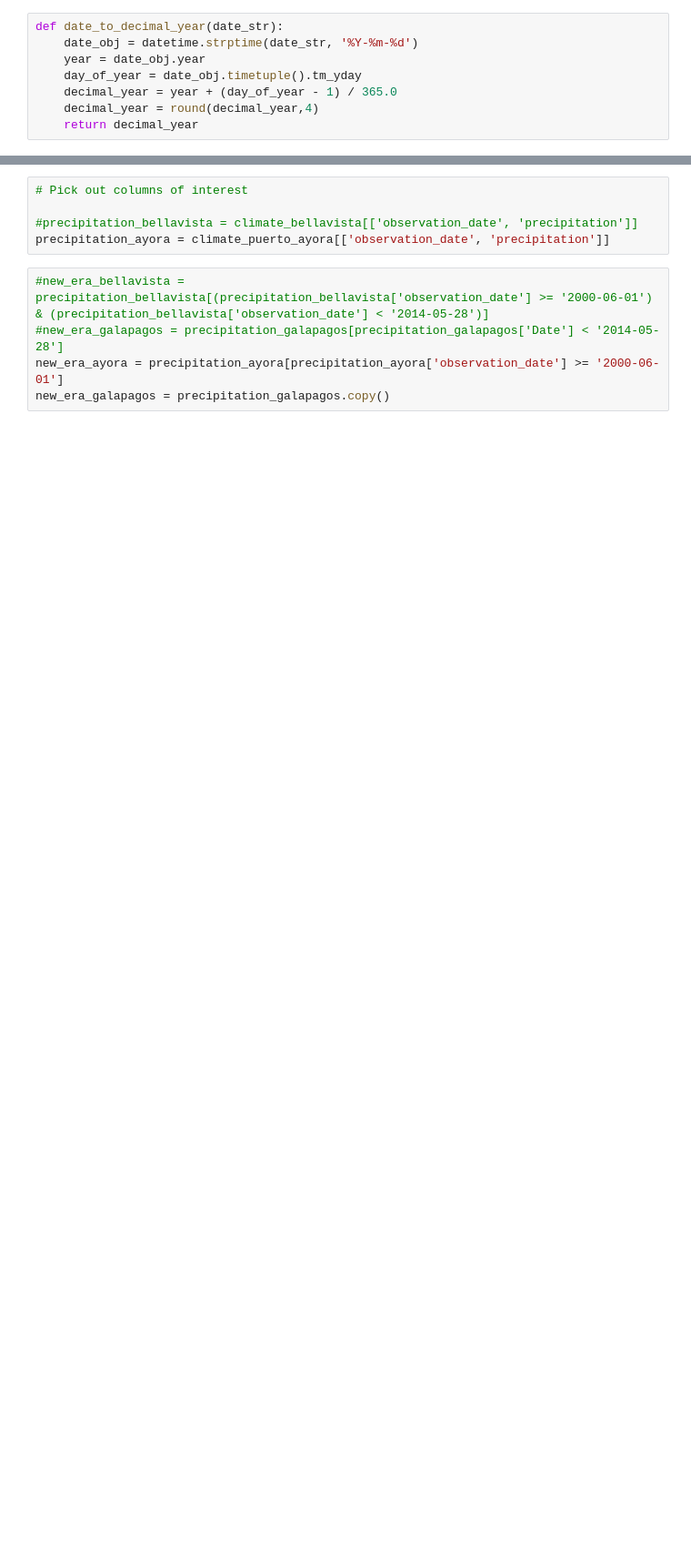
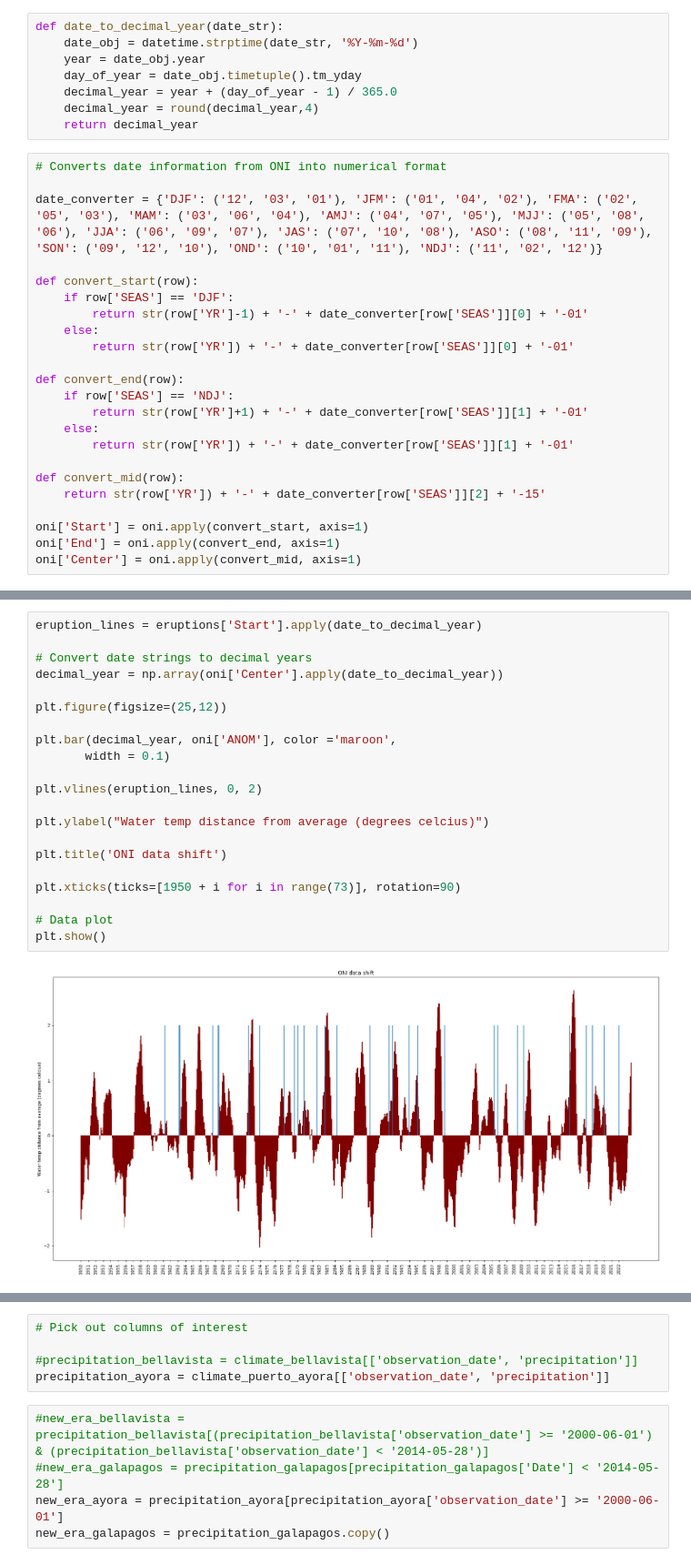
Before and after one commit to jonathan-quartin/um_volcano_project, a Jupyter notebook: precip_regression.ipynb, the cells around one changed output, grey strips where cells are left out. Shown: that part at 91% size. Saved outputs shown, nothing was run; the diff lists cells and outputs as text; blank space fills up the shorter version.

```diff
--- a/precip_regression.ipynb
+++ b/precip_regression.ipynb
@@ -27,3 +25,26 @@ def date_to_decimal_year(date_str):
     decimal_year = year + (day_of_year - 1) / 365.0
     decimal_year = round(decimal_year,4)
     return decimal_year
+# %%
+# Converts date information from ONI into numerical format
+
+date_converter = {'DJF': ('12', '03', '01'), 'JFM': ('01', '04', '02'), 'FMA': ('02', '05', '03'), 'MAM': ('03', '06', '04'), 'AMJ': ('04', '07', '05'), 'MJJ': ('05', '08', '06'), 'JJA': ('06', '09', '07'), 'JAS': ('07', '10', '08'), 'ASO': ('08', '11', '09'), 'SON': ('09', '12', '10'), 'OND': ('10', '01', '11'), 'NDJ': ('11', '02', '12')}
+
+def convert_start(row):
+    if row['SEAS'] == 'DJF':
+        return str(row['YR']-1) + '-' + date_converter[row['SEAS']][0] + '-01'
+    else:
+        return str(row['YR']) + '-' + date_converter[row['SEAS']][0] + '-01'
+
+def convert_end(row):
+    if row['SEAS'] == 'NDJ':
+        return str(row['YR']+1) + '-' + date_converter[row['SEAS']][1] + '-01'
+    else:
+        return str(row['YR']) + '-' + date_converter[row['SEAS']][1] + '-01'
+
+def convert_mid(row):
+    return str(row['YR']) + '-' + date_converter[row['SEAS']][2] + '-15'
+
+oni['Start'] = oni.apply(convert_start, axis=1)
+oni['End'] = oni.apply(convert_end, axis=1)
+oni['Center'] = oni.apply(convert_mid, axis=1)
@@ -29,0 +68,23 @@ def date_to_decimal_year(date_str):
+# %%
+eruption_lines = eruptions['Start'].apply(date_to_decimal_year)
+
+# Convert date strings to decimal years
+decimal_year = np.array(oni['Center'].apply(date_to_decimal_year))
+
+plt.figure(figsize=(25,12))
+
+plt.bar(decimal_year, oni['ANOM'], color ='maroon',
+       width = 0.1)
+
+plt.vlines(eruption_lines, 0, 2)
+
+plt.ylabel("Water temp distance from average (degrees celcius)")
+
+plt.title('ONI data shift')
+
+plt.xticks(ticks=[1950 + i for i in range(73)], rotation=90)
+
+# Data plot
+plt.show()
+# %% [output]
+[figure, added]
```
Also changed, not shown: parts of 15 cells of this notebook, 22 other files.
